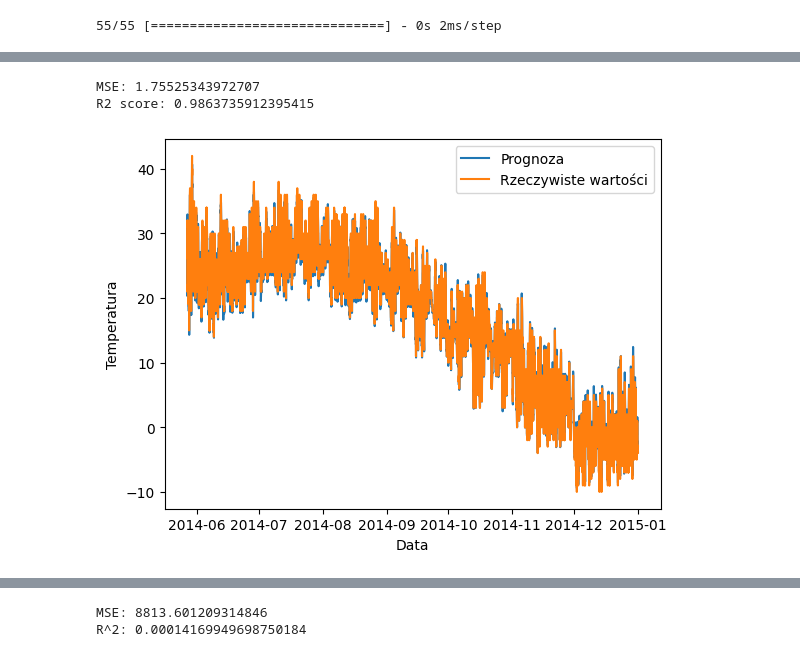
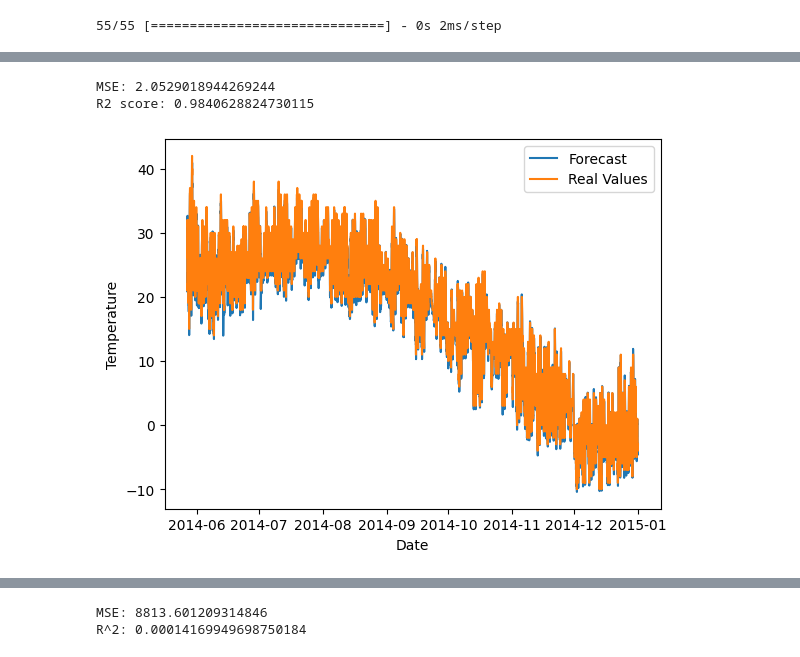
Before and after one commit to Beruxik/SBL-IPAD, a Jupyter notebook: SBL.ipynb, the cells around one changed output, grey strips where cells are left out. Saved outputs shown, nothing was run; the diff lists cells and outputs as text; code cells hidden in the pictures.

```diff
--- a/SBL.ipynb
+++ b/SBL.ipynb
@@ -609,19 +621,22 @@ predicted_data = scaler.inverse_transform(predicted_data)
 print(f"MSE: {mean_squared_error(data_2011_2012['pollution'].values[train_size + sequence_length :], predicted_data)}")
 print(f"R2 score: {r2_score(data_2011_2012['pollution'].values[train_size + sequence_length :], predicted_data)}")
 
+mse_dict['LTSM_2011_Pollution'] = mean_squared_error(data_2011_2012['pollution'].values[train_size + sequence_length :], predicted_data)
+r2_dict['LTSM_2011_Pollution'] = r2_score(data_2011_2012['pollution'].values[train_size + sequence_length :], predicted_data)
+
 # Wykres prognoz i rzeczywistych wartości
 plt.plot(
     data_2011_2012.index[train_size + sequence_length :],
     predicted_data,
-    label="Prognoza",
+    label="Forecast",
 )
 plt.plot(
     data_2011_2012.index[train_size + sequence_length :],
     data_2011_2012["pollution"].values[train_size + sequence_length :],
-    label="Rzeczywiste wartości",
+    label="Real Values",
 )
-plt.xlabel("Data")
-plt.ylabel("Zanieczyszczenie")
+plt.xlabel("Date")
+plt.ylabel("Pollution")
 plt.legend()
 plt.show()
 # %% [output]
@@ -846,20 +793,23 @@ predicted_data = scaler.inverse_transform(predicted_data)
 # %%
 print(f"MSE: {mean_squared_error(data_2010_2011['temp'].values[train_size + sequence_length :], predicted_data)}")
 print(f"R2 score: {r2_score(data_2010_2011['temp'].values[train_size + sequence_length :], predicted_data)}")
+
+mse_dict['LTSM_2010_Temp'] = mean_squared_error(data_2010_2011['temp'].values[train_size + sequence_length :], predicted_data)
+r2_dict['LTSM_2010_Temp'] = r2_score(data_2010_2011['temp'].values[train_size + sequence_length :], predicted_data)
 
 # Wykres prognoz i rzeczywistych wartości
 plt.plot(
     data_2010_2011.index[train_size + sequence_length :],
     predicted_data,
-    label="Prognoza",
+    label="Forecast",
 )
 plt.plot(
     data_2010_2011.index[train_size + sequence_length :],
     data_2010_2011["temp"].values[train_size + sequence_length :],
-    label="Rzeczywiste wartości",
+    label="Real Values",
 )
-plt.xlabel("Data")
-plt.ylabel("Temperatura")
+plt.xlabel("Date")
+plt.ylabel("Temperature")
 plt.legend()
 plt.show()
 # %% [output]
@@ -934,20 +884,23 @@ predicted_data = scaler.inverse_transform(predicted_data)
 # %%
 print(f"MSE: {mean_squared_error(data_2011_2012['temp'].values[train_size + sequence_length :], predicted_data)}")
 print(f"R2 score: {r2_score(data_2011_2012['temp'].values[train_size + sequence_length :], predicted_data)}")
+
+mse_dict['LTSM_2011_Temp'] = mean_squared_error(data_2011_2012['temp'].values[train_size + sequence_length :], predicted_data)
+r2_dict['LTSM_2011_Temp'] = r2_score(data_2011_2012['temp'].values[train_size + sequence_length :], predicted_data)
 
 # Wykres prognoz i rzeczywistych wartości
 plt.plot(
     data_2011_2012.index[train_size + sequence_length :],
     predicted_data,
-    label="Prognoza",
+    label="Forecast",
 )
 plt.plot(
     data_2011_2012.index[train_size + sequence_length :],
     data_2011_2012["temp"].values[train_size + sequence_length :],
-    label="Rzeczywiste wartości",
+    label="Real Values",
 )
-plt.xlabel("Data")
-plt.ylabel("Temperatura")
+plt.xlabel("Date")
+plt.ylabel("Temperature")
 plt.legend()
 plt.show()
 # %% [output]
@@ -1019,26 +972,29 @@ predicted_data = scaler.inverse_transform(predicted_data)
 # %%
 print(f"MSE: {mean_squared_error(data_2012_end['temp'].values[train_size + sequence_length :], predicted_data)}")
 print(f"R2 score: {r2_score(data_2012_end['temp'].values[train_size + sequence_length :], predicted_data)}")
+
+mse_dict['LTSM_2012_Temp'] = mean_squared_error(data_2012_end['temp'].values[train_size + sequence_length :], predicted_data)
+r2_dict['LTSM_2012_Temp'] = r2_score(data_2012_end['temp'].values[train_size + sequence_length :], predicted_data)
 
 # Wykres prognoz i rzeczywistych wartości
 plt.plot(
     data_2012_end.index[train_size + sequence_length :],
     predicted_data,
-    label="Prognoza",
+    label="Forecast",
 )
 plt.plot(
     data_2012_end.index[train_size + sequence_length :],
     data_2012_end["temp"].values[train_size + sequence_length :],
-    label="Rzeczywiste wartości",
+    label="Real Values",
 )
-plt.xlabel("Data")
-plt.ylabel("Temperatura")
+plt.xlabel("Date")
+plt.ylabel("Temperature")
 plt.legend()
 plt.show()
 # %% [output]
-MSE: 1.75525343972707
-R2 score: 0.9863735912395415
+MSE: 2.0529018944269244
+R2 score: 0.9840628824730115
-[figure, old version]
+[figure, new version]
 # %%
 # regresja liniowa
 # %%
```
Also changed, not shown: parts of 30 cells of this notebook.
